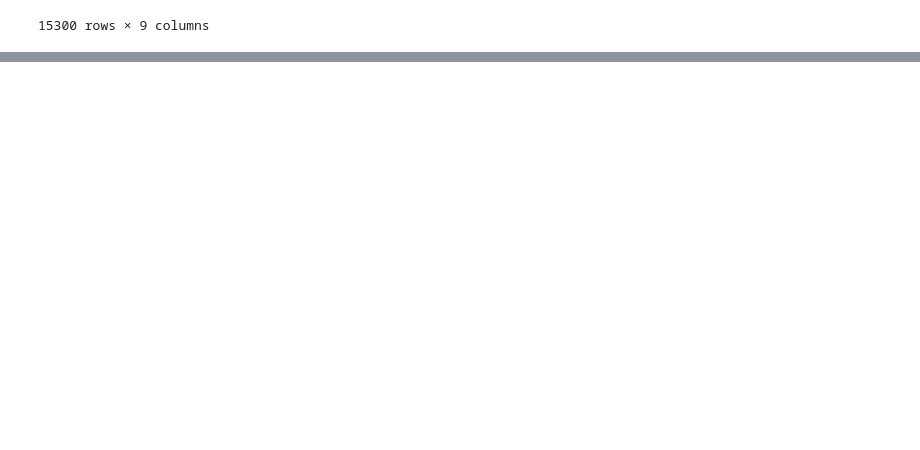
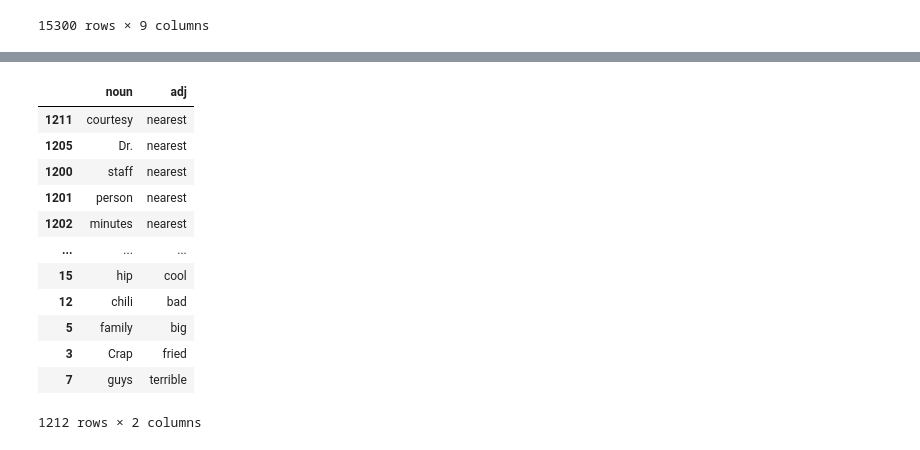
Before and after one commit to kaneishere/CZ4045, a Jupyter notebook: Most frequent pairing/noun-adj-pair.ipynb, the cells around one changed output, grey strips where cells are left out. Drawn from its saved outputs; the diff is of its cells as text; code cells hidden in the pictures; blank space fills up the shorter version.

```diff
--- a/Most frequent pairing/noun-adj-pair.ipynb
+++ b/Most frequent pairing/noun-adj-pair.ipynb
@@ -25,0 +176,16 @@ display(data)
+# %%
+df.sort_values(by=['adj'], ascending=False)
+# %% [output]
+|  | noun | adj |
+| 1211 | courtesy | nearest |
+| 1205 | Dr. | nearest |
+| 1200 | staff | nearest |
+| 1201 | person | nearest |
+| 1202 | minutes | nearest |
+| ... | ... | ... |
+| 15 | hip | cool |
+| 12 | chili | bad |
+| 5 | family | big |
+| 3 | Crap | fried |
+| 7 | guys | terrible |
+1212 rows × 2 columns
```
Also changed, not shown: parts of 17 cells of this notebook, 1 other file.
